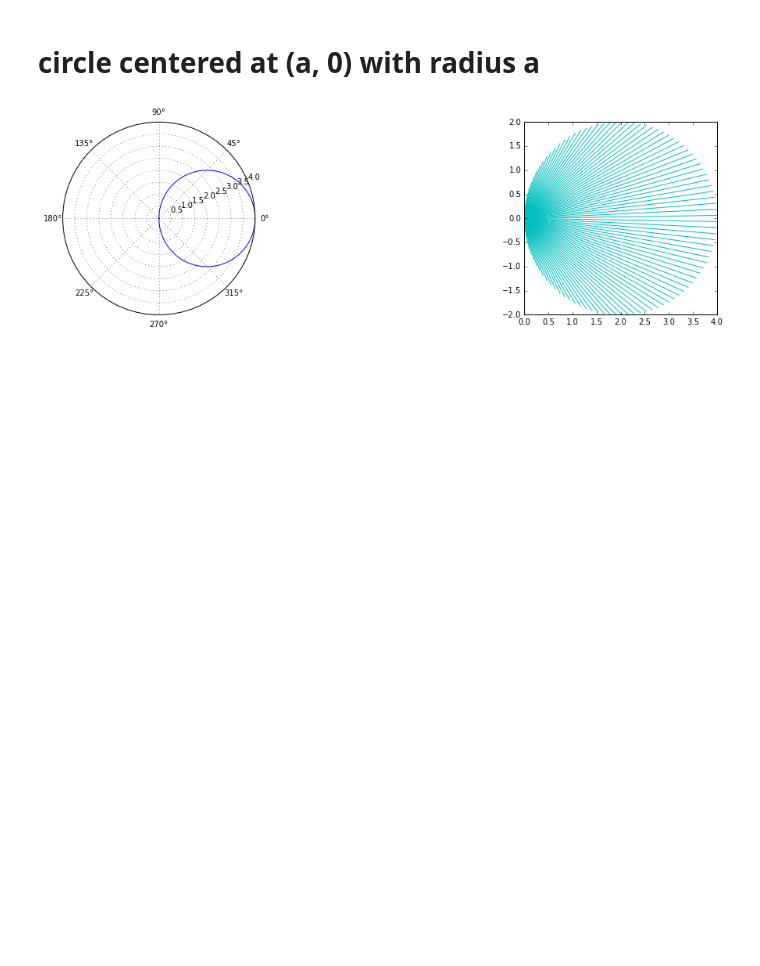
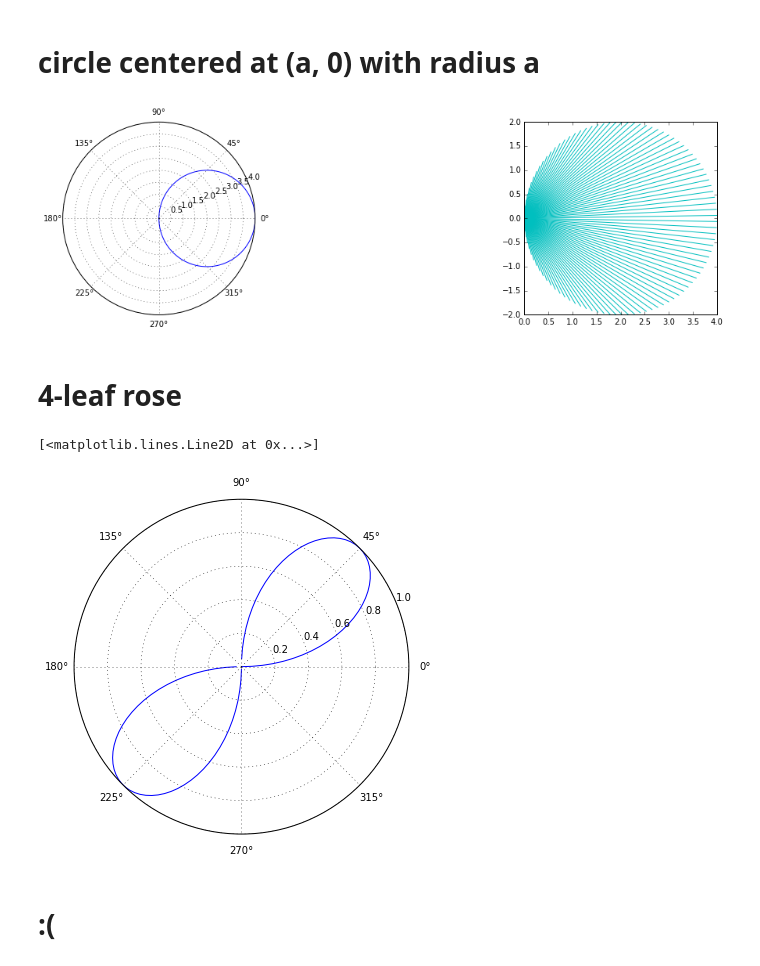
Before and after one commit to abevieiramota/learning-calculus, a Jupyter notebook: notebook/Polar coordinates.ipynb, the cells around one changed output. Cells and saved outputs as stored; diff of their text form; code cells hidden in the pictures; blank space fills up the shorter version.

Commit message:
4-leaf rose fail

```diff
--- a/notebook/Polar coordinates.ipynb
+++ b/notebook/Polar coordinates.ipynb
@@ -39,0 +35,15 @@ for
+# %% [markdown]
+# 4-leaf rose
+# %%
+theta = np.linspace(0, np.pi * 2, 200)
+r = np.sin(2* theta)
+
+plt.figure(figsize=(6, 6))
+ax = plt.subplot(111, projection='polar')
+
+ax.plot(theta, r)
+# %% [output]
+[<matplotlib.lines.Line2D at 0x...>]
+[figure, added]
+# %% [markdown]
+# :(
```
Also changed, not shown: parts of 2 cells of this notebook.
